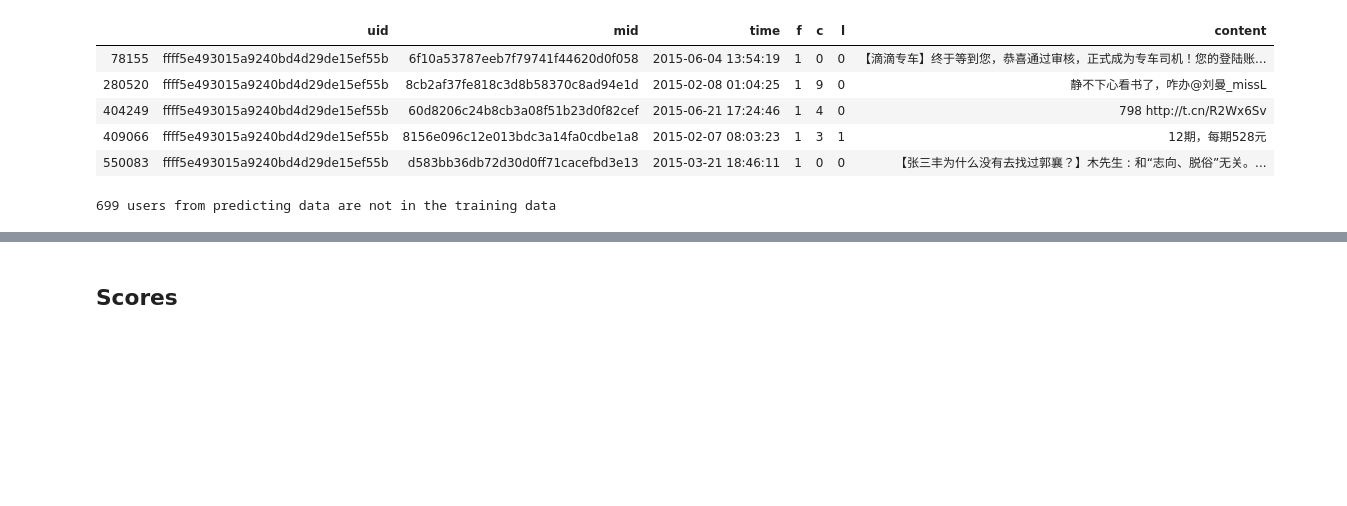
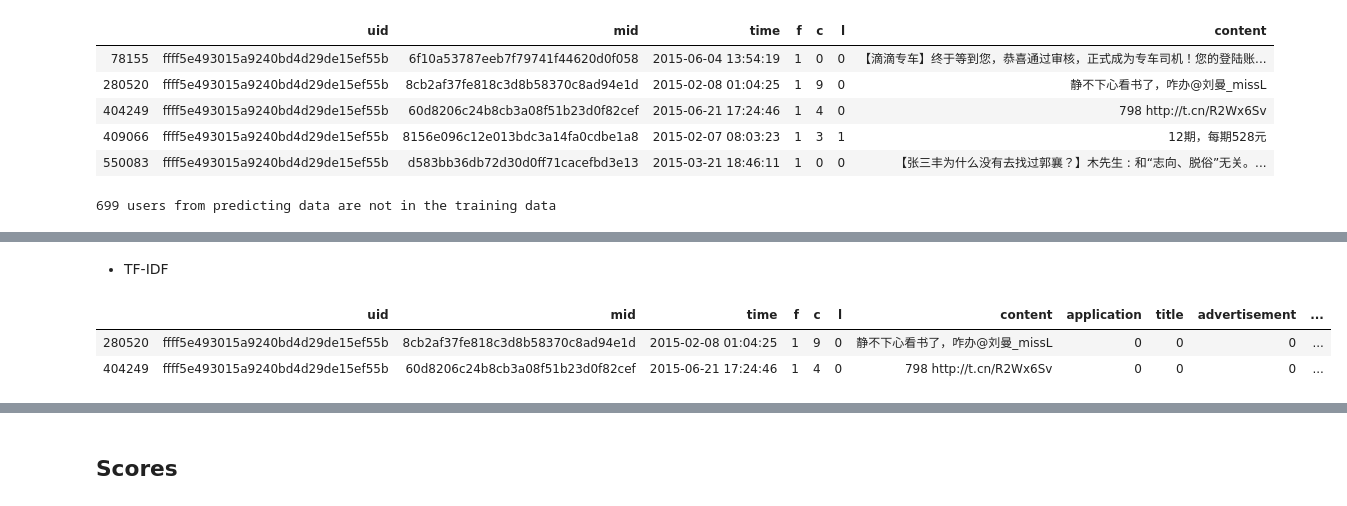
Before and after one commit to reycn/PHBS_BIGDATA_2019, a Jupyter notebook: Project/analyze.ipynb, the cells around one changed output, grey strips where cells are left out. Drawn from its saved outputs; the diff is of its cells as text; code cells hidden in the pictures; blank space fills up the shorter version.

```diff
--- a/Project/analyze.ipynb
+++ b/Project/analyze.ipynb
@@ -183,0 +229,3 @@ SyntaxError: invalid syntax (<ipython-input-17-71f11347ebfc>, line 1)
+# %%
+threshold = 5
+df[(df['f'] > threshold) & (df['c'] > threshold) & (df['l'] > threshold)].head(2)
@@ -183,0 +236,3 @@ SyntaxError: invalid syntax (<ipython-input-17-71f11347ebfc>, line 1)
+# %%
+content = df[(df['f'] > threshold) & (df['c'] > threshold) & (df['l'] > threshold)]['content'].to_string( index = False, header = False)
+content[0:100]
@@ -183,0 +241,10 @@ SyntaxError: invalid syntax (<ipython-input-17-71f11347ebfc>, line 1)
+# %%
+# import sys
+# sys.path.append('../')
+
+import jieba
+import jieba.analyse
+
+# jieba.analyse.set_stop_words('stoped.txt') # do not remove any meaningless words for 1st model
+keywords = jieba.analyse.extract_tags(content, topK=500)
+print(",".join(keywords))
@@ -183,0 +253,3 @@ SyntaxError: invalid syntax (<ipython-input-17-71f11347ebfc>, line 1)
+# %%
+df['keywords'] = df.content.apply(lambda x: 1 if any( keyword in str(x) for keyword in keywords) else 0) # list generator
+df[df['content'].str.contains('程序员') == 1].head(2)
@@ -183,0 +260,2 @@ SyntaxError: invalid syntax (<ipython-input-17-71f11347ebfc>, line 1)
+# %% [markdown]
+-  TF-IDF
@@ -183,0 +272,7 @@ SyntaxError: invalid syntax (<ipython-input-17-71f11347ebfc>, line 1)
+# %%
+testdf = df[1:10]
+testdf.head(2)
+# %% [output]
+|  | uid | mid | time | f | c | l | content | application | title | advertisement | ... |
+| 280520 | ffff5e493015a9240bd4d29de15ef55b | 8cb2af37fe818c3d8b58370c8ad94e1d | 2015-02-08 01:04:25 | 1 | 9 | 0 | 静不下心看书了，咋办@刘曼_missL | 0 | 0 | 0 | ... |
+| 404249 | ffff5e493015a9240bd4d29de15ef55b | 60d8206c24b8cb3a08f51b23d0f82cef | 2015-06-21 17:24:46 | 1 | 4 | 0 | 798 http://t.cn/R2Wx6Sv | 0 | 0 | 0 | ... |
```
Also changed, not shown: parts of 18 cells of this notebook.
